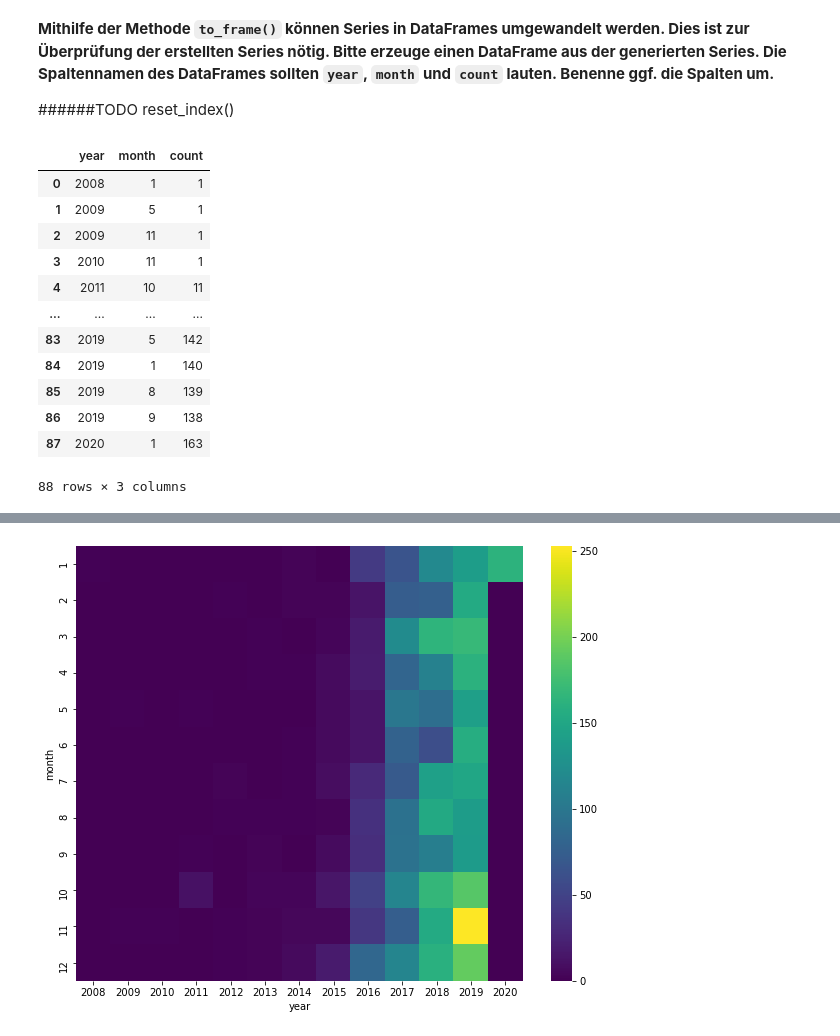
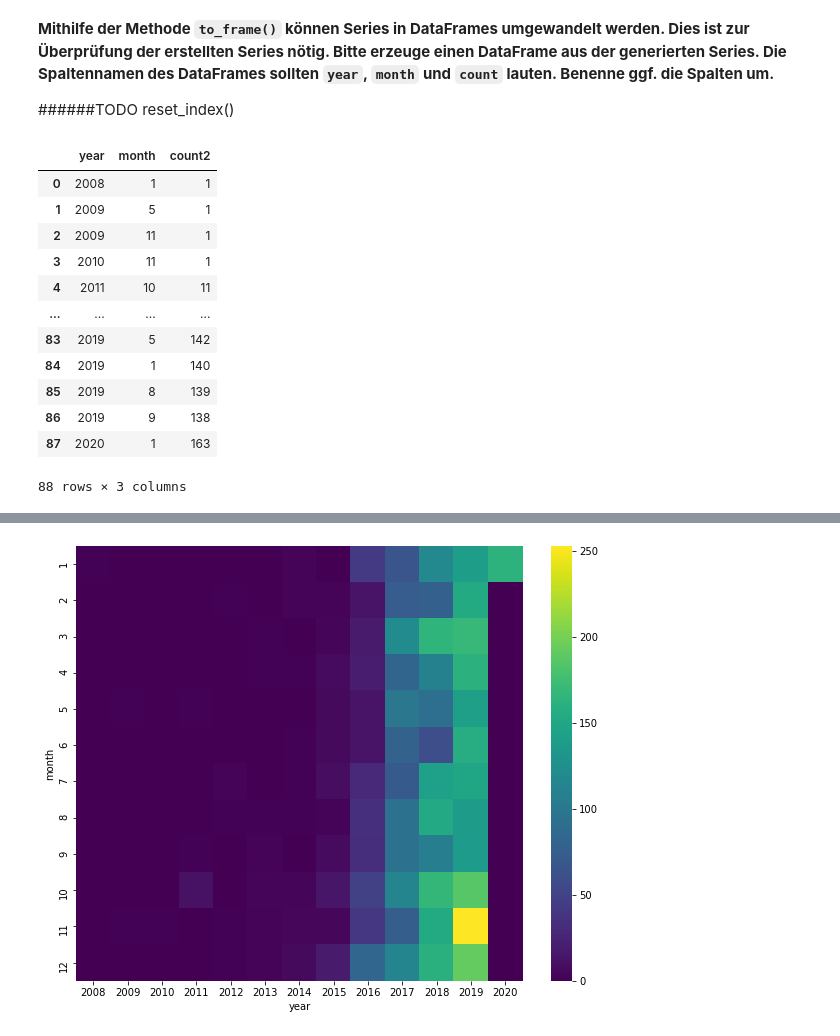
Before and after one commit to orca-nrw/lernmodul-pandas, a Jupyter notebook: index.ipynb, the cells around one changed output, grey strips where cells are left out. Saved outputs shown, nothing was run; the diff lists cells and outputs as text; code cells hidden in the pictures.

```diff
--- a/index.ipynb
+++ b/index.ipynb
@@ -1563,10 +1545,10 @@ Name: month, Length: 88, dtype: int64
 ######TODO reset_index()
 # %%
 year_month_df = year_month_group.to_frame()
-year_month_df.rename(columns = {'month':'count'}, inplace = True)
+year_month_df.rename(columns = {'month':'count2'}, inplace = True)
 lm.show_task(585, year_month_df.reset_index())
 # %% [output]
-|  | year | month | count |
+|  | year | month | count2 |
 | 0 | 2008 | 1 | 1 |
 | 1 | 2009 | 5 | 1 |
 | 2 | 2009 | 11 | 1 |
```
Also changed, not shown: parts of 9 cells of this notebook, 1 other file.
